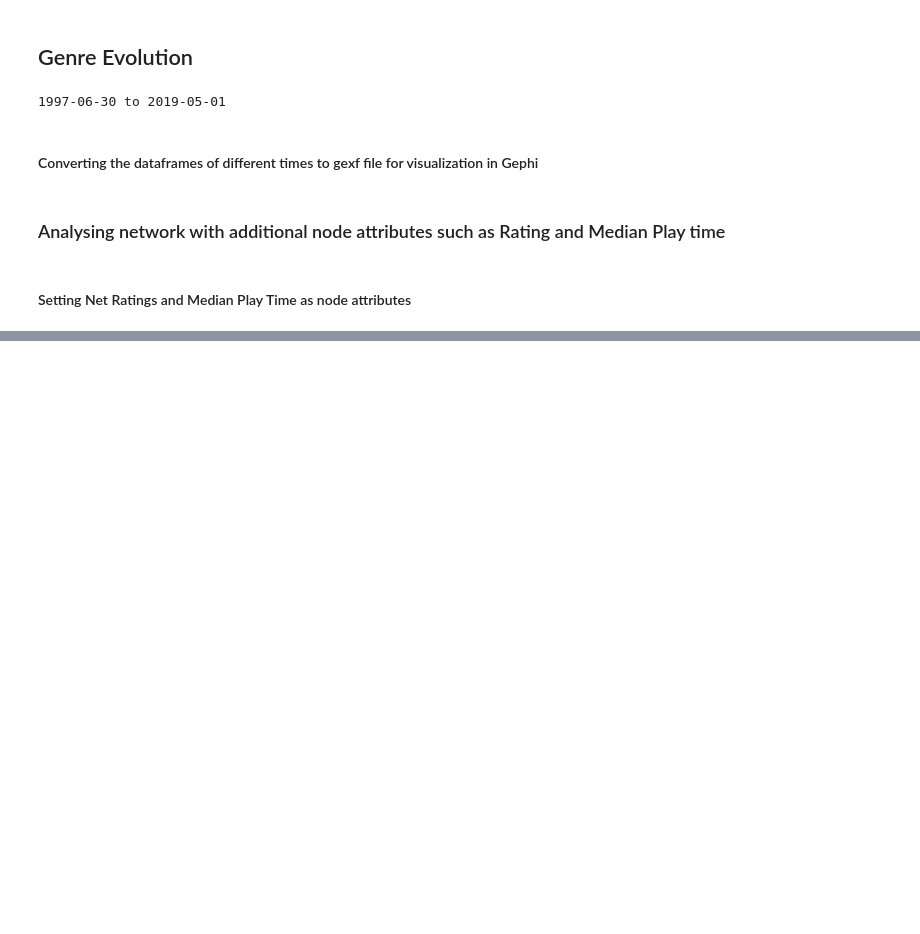
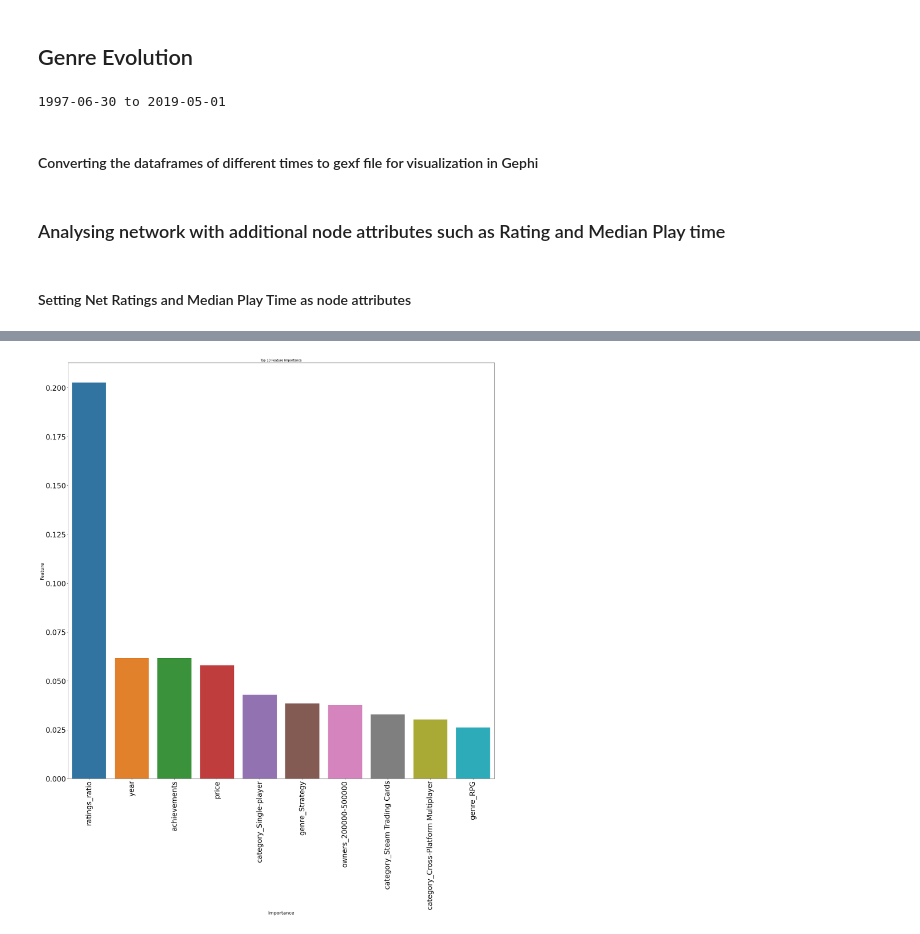
Before and after one commit to notsubash/Game-Genre-Network-Analysis, a Jupyter notebook: Steam games.ipynb, the cells around one changed output, grey strips where cells are left out. Cells and saved outputs as stored; diff of their text form; code cells hidden in the pictures; blank space fills up the shorter version.

```diff
--- a/Steam games.ipynb
+++ b/Steam games.ipynb
@@ -505,0 +663,4 @@ nx.write_gexf(G, "genre_attributes.gexf")
+# %%
+#Standarizing numerical variables
+scaler = StandardScaler()
+X_scaled = scaler.fit_transform(X)
@@ -505,0 +754,22 @@ nx.write_gexf(G, "genre_attributes.gexf")
+# %%
+feature_importances = forest_reg.feature_importances_
+feature_names = X.columns
+
+# Creating a DataFrame for feature importances
+importance_df = pd.DataFrame({"Feature": feature_names, "Importance": feature_importances})
+
+# Sorting by importance and get the top 10 features
+top_features = importance_df.nlargest(10, "Importance")
+
+# Visualize the top 10 feature importances
+plt.figure(figsize=(30, 30))
+sns.barplot(x="Feature", y="Importance", data=top_features)
+plt.title("Top 10 Feature Importance")
+plt.xlabel("Importance", fontsize=18)
+plt.ylabel("Feature", fontsize=18)
+plt.xticks(fontsize=28, rotation=90)
+plt.yticks(fontsize=28)
+plt.savefig("FeatureImportance.png")
+plt.show()
+# %% [output]
+[figure, added]
```
Also changed, not shown: parts of 46 cells of this notebook, 37 other files.
